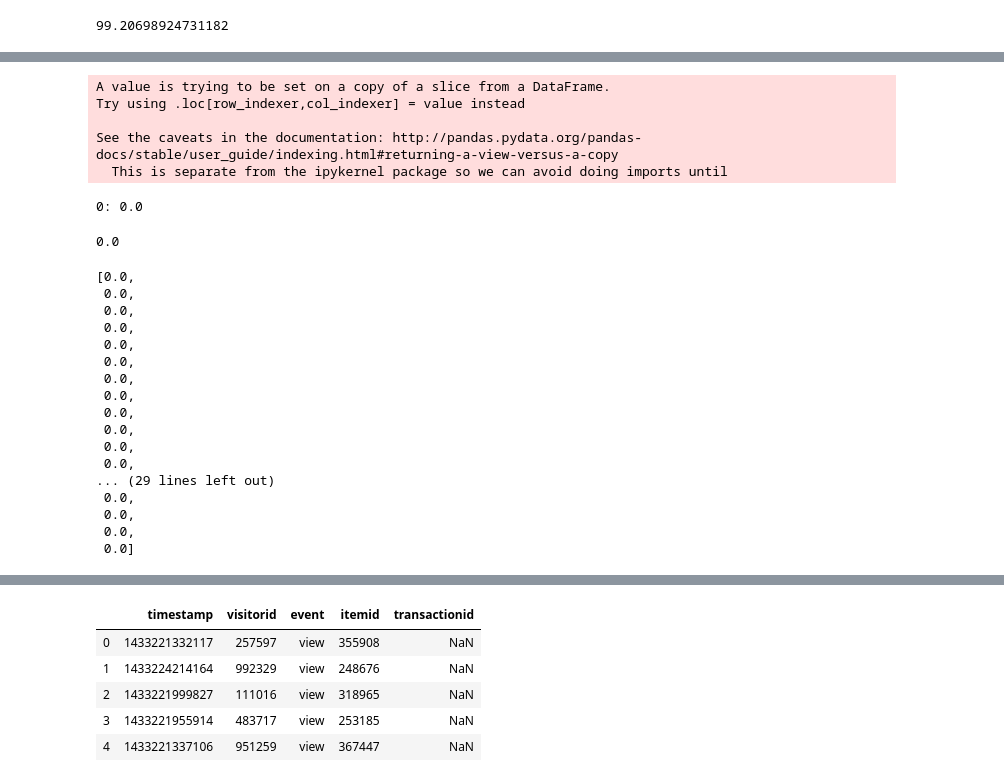
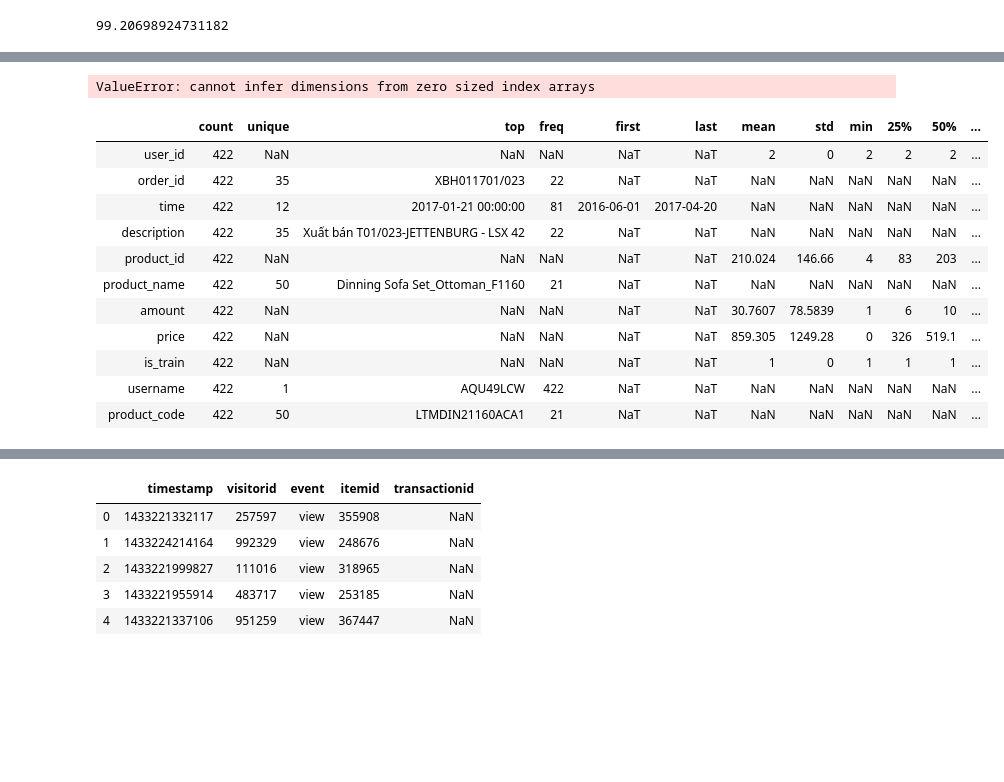
Before and after one commit to dzungcamlang/recsys_ecommerce, a Jupyter notebook: recsys/mining.ipynb, the cells around one changed output, grey strips where cells are left out. Saved outputs shown, nothing was run; the diff lists cells and outputs as text; code cells hidden in the pictures; blank space fills up the shorter version.

Commit message:
model + api

```diff
--- a/recsys/mining.ipynb
+++ b/recsys/mining.ipynb
@@ -258,59 +262,20 @@ See the caveats in the documentation: http://pandas.pydata.org/pandas-docs/stabl
-# %%
-n_items = len(df2.product_id.unique())
-accuracy = []
-test_data = processing_df(train_test_split_df)
-shape = (model_als.user_factors.shape[0], model_als.item_factors.shape[0])
-p_ids = list(test_data.product_id.astype(int))
-u_ids = list(test_data.user_id.astype(int))
-ui_sparse = sparse.csr_matrix((list(test_data.minmax_scaled), (u_ids, p_ids)), shape=(len(df2.user_id.unique()), len(df2.product_id.unique())))
-count = 0
-total_tp = 0
-for u_id in list(np.sort(test_data.user_id.unique())):
-    user_df = test_data[test_data.user_id == u_id]
-    user_future_liked_products = set(list(user_df.product_id.unique()))
-    total_will_liked_products = len(user_future_liked_products)
-    recommended = model_als.recommend(u_id, ui_sparse, N=n_items, recalculate_user=False)
-
-    TP = 0
-    for p, s in recommended:
-        if p in user_future_liked_products:
-            TP += 1
-            total_tp += 1
-            print(total_tp)
-    if n_items > total_will_liked_products:
-        acc = TP/total_will_liked_products
-    else:
-        acc = TP/n_items
-    accuracy.append(acc*100)
-    if count % 10000 == 0:
-        print("{}: {}".format(count,np.mean(accuracy)))
-    count += 1
-np.mean(accuracy)
-# %% [output]
-A value is trying to be set on a copy of a slice from a DataFrame.
-Try using .loc[row_indexer,col_indexer] = value instead
-
-See the caveats in the documentation: http://pandas.pydata.org/pandas-docs/stable/user_guide/indexing.html#returning-a-view-versus-a-copy
-  This is separate from the ipykernel package so we can avoid doing imports until
-0: 0.0
-0.0
-# %%
-accuracy
-# %% [output]
-[0.0,
- 0.0,
- 0.0,
- 0.0,
- 0.0,
- 0.0,
- 0.0,
- 0.0,
- 0.0,
- 0.0,
- 0.0,
- 0.0,
-... (29 lines left out)
- 0.0,
- 0.0,
- 0.0,
- 0.0]
+# %%
+new_user_items = sparse.csr_matrix(([0.5], ([50], [495])))
+recs = model_als.recommend(userid=50, user_items=new_user_items, recalculate_user=True)
+# %% [output]
+ValueError: cannot infer dimensions from zero sized index arrays
+# %%
+df2[df2.user_id == user_id].describe(include="all").T
+# %% [output]
+|  | count | unique | top | freq | first | last | mean | std | min | 25% | 50% | ... |
+| user_id | 422 | NaN | NaN | NaN | NaT | NaT | 2 | 0 | 2 | 2 | 2 | ... |
+| order_id | 422 | 35 | XBH011701/023 | 22 | NaT | NaT | NaN | NaN | NaN | NaN | NaN | ... |
+| time | 422 | 12 | 2017-01-21 00:00:00 | 81 | 2016-06-01 | 2017-04-20 | NaN | NaN | NaN | NaN | NaN | ... |
+| description | 422 | 35 | Xuất bán T01/023-JETTENBURG - LSX 42 | 22 | NaT | NaT | NaN | NaN | NaN | NaN | NaN | ... |
+| product_id | 422 | NaN | NaN | NaN | NaT | NaT | 210.024 | 146.66 | 4 | 83 | 203 | ... |
+| product_name | 422 | 50 | Dinning Sofa Set_Ottoman_F1160 | 21 | NaT | NaT | NaN | NaN | NaN | NaN | NaN | ... |
+| amount | 422 | NaN | NaN | NaN | NaT | NaT | 30.7607 | 78.5839 | 1 | 6 | 10 | ... |
+| price | 422 | NaN | NaN | NaN | NaT | NaT | 859.305 | 1249.28 | 0 | 326 | 519.1 | ... |
+| is_train | 422 | NaN | NaN | NaN | NaT | NaT | 1 | 0 | 1 | 1 | 1 | ... |
+| username | 422 | 1 | AQU49LCW | 422 | NaT | NaT | NaN | NaN | NaN | NaN | NaN | ... |
+| product_code | 422 | 50 | LTMDIN21160ACA1 | 21 | NaT | NaT | NaN | NaN | NaN | NaN | NaN | ... |
```
Also changed, not shown: parts of 18 cells of this notebook, 9 other files.
